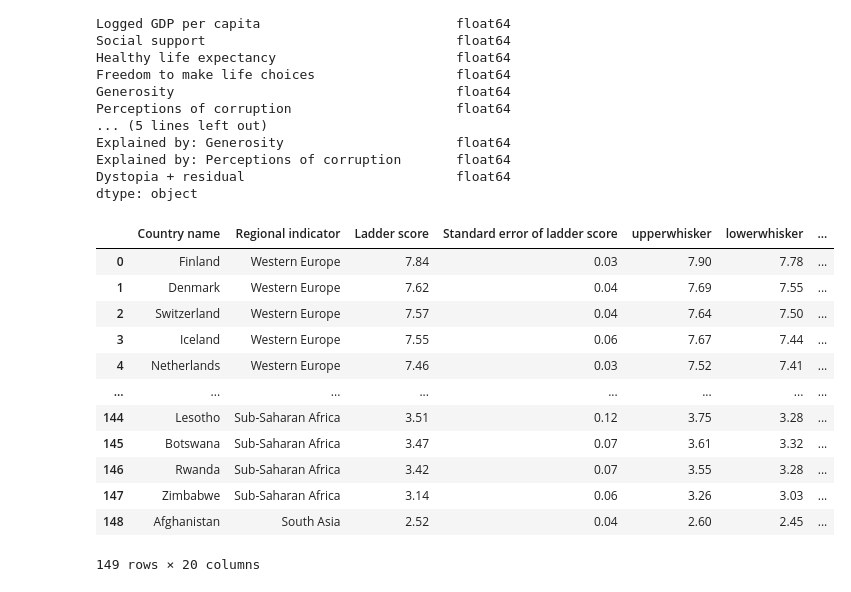
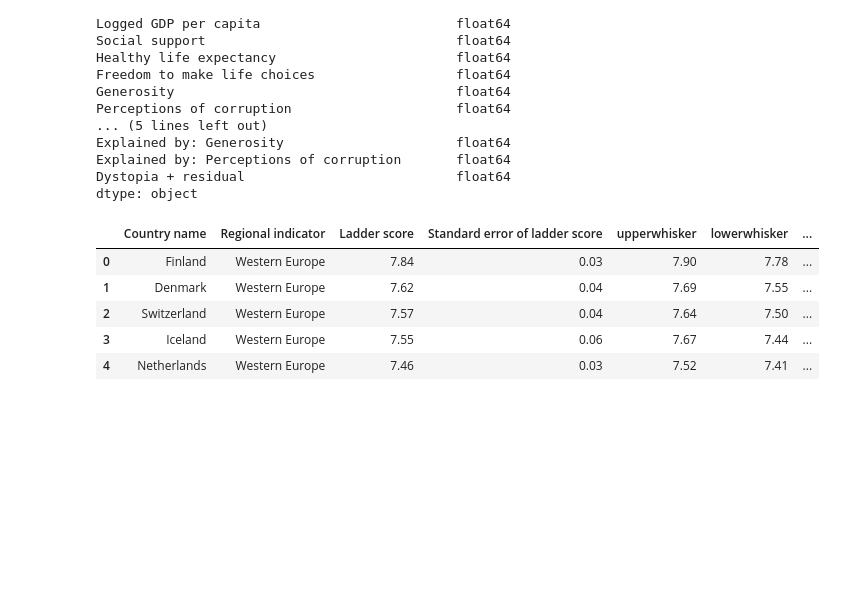
Before and after one commit to EdwinVargas22/World-Happiness-2021, a Jupyter notebook: Data_Analysis.ipynb, the cells around one changed output. Drawn from its saved outputs; the diff is of its cells as text; code cells hidden in the pictures; blank space fills up the shorter version.

```diff
--- a/Data_Analysis.ipynb
+++ b/Data_Analysis.ipynb
@@ -63,19 +63,14 @@ dtype: object
 # %%
 
 # Rounding to two decimal points
 
-dataset_modified.round(2)
+dataset_modified = dataset_modified.round(2)
+
+dataset_modified.head()
 # %% [output]
 |  | Country name | Regional indicator | Ladder score | Standard error of ladder score | upperwhisker | lowerwhisker | ... |
 | 0 | Finland | Western Europe | 7.84 | 0.03 | 7.90 | 7.78 | ... |
 | 1 | Denmark | Western Europe | 7.62 | 0.04 | 7.69 | 7.55 | ... |
 | 2 | Switzerland | Western Europe | 7.57 | 0.04 | 7.64 | 7.50 | ... |
 | 3 | Iceland | Western Europe | 7.55 | 0.06 | 7.67 | 7.44 | ... |
 | 4 | Netherlands | Western Europe | 7.46 | 0.03 | 7.52 | 7.41 | ... |
-| ... | ... | ... | ... | ... | ... | ... | ... |
-| 144 | Lesotho | Sub-Saharan Africa | 3.51 | 0.12 | 3.75 | 3.28 | ... |
-| 145 | Botswana | Sub-Saharan Africa | 3.47 | 0.07 | 3.61 | 3.32 | ... |
-| 146 | Rwanda | Sub-Saharan Africa | 3.42 | 0.07 | 3.55 | 3.28 | ... |
-| 147 | Zimbabwe | Sub-Saharan Africa | 3.14 | 0.06 | 3.26 | 3.03 | ... |
-| 148 | Afghanistan | South Asia | 2.52 | 0.04 | 2.60 | 2.45 | ... |
-149 rows × 20 columns
```
